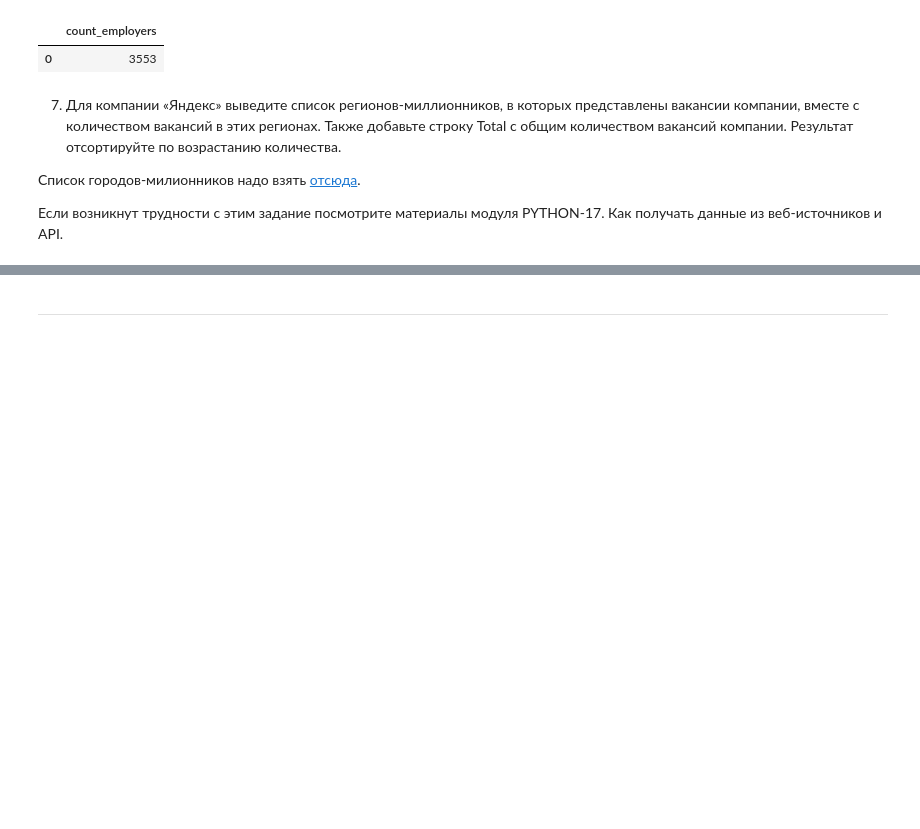
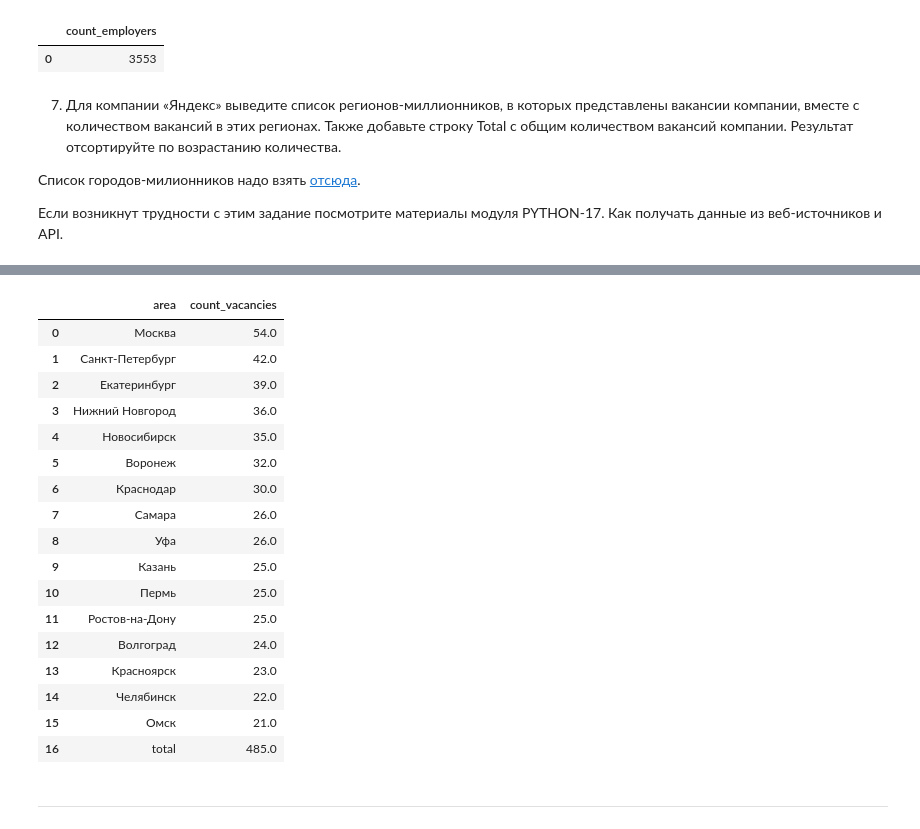
Before and after one commit to vokhmianin-da/Project2_HH_analysis, a Jupyter notebook: Project_2_Notebook.ipynb, the cells around one changed output, grey strips where cells are left out. Drawn from its saved outputs; the diff is of its cells as text; code cells hidden in the pictures; blank space fills up the shorter version.

```diff
--- a/Project_2_Notebook.ipynb
+++ b/Project_2_Notebook.ipynb
@@ -431,7 +479,67 @@ display(employers_of_it)
 # %%
 # текст запроса
+query_5_7=f'''WITH city AS (
+    SELECT
+        ar.name AS area, --регион
+        count(v.name) AS count_vacancies --кол-во вакансий
+    FROM employers AS emp
+    /*
+    присоединяем таблицу вакансий
+    где id вакансии работодателя равен id работодателя
+    */
+    JOIN vacancies AS v ON v.employer_id = emp.id
+    /*
+    присоединяем таблицу регионов
+    где id региона равен id региона вакансии
+    */
+    JOIN areas AS ar ON ar.id = v.area_id
+    WHERE emp.name = 'Яндекс' -- фильтруем по наименованию работодателя
+    GROUP BY ar.name -- группируем по названию региона
+    /*
+    фильтруем по названию региона
+    где регионы это регионы из ранее созданного кортежа
+    */
+    HAVING ar.name in {mil_cities}
+    ORDER BY COUNT(v.name) DESC -- сортируем по количеству вакансий в порядке убывания
+)
+-- основной запрос
+    SELECT
+        city.area, --регион
+        city.count_vacancies --кол-во ваканси
+    -- обращаемся к вспомогательному запросу
+    FROM city
+    UNION ALL
+    /*
+    присоединяем строку total
+    и сумму  количества вакансий в регионах
+    */
+    SELECT
+        'total',
+        SUM(city.count_vacancies)
+    FROM city'''
 # %%
 # результат запроса
+regions_of_yandex = pd.read_sql_query(query_5_7, connection)
+display(regions_of_yandex)
+# %% [output]
+|  | area | count_vacancies |
+| 0 | Москва | 54.0 |
+| 1 | Санкт-Петербург | 42.0 |
+| 2 | Екатеринбург | 39.0 |
+| 3 | Нижний Новгород | 36.0 |
+| 4 | Новосибирск | 35.0 |
+| 5 | Воронеж | 32.0 |
+| 6 | Краснодар | 30.0 |
+| 7 | Самара | 26.0 |
+| 8 | Уфа | 26.0 |
+| 9 | Казань | 25.0 |
+| 10 | Пермь | 25.0 |
+| 11 | Ростов-на-Дону | 25.0 |
+| 12 | Волгоград | 24.0 |
+| 13 | Красноярск | 23.0 |
+| 14 | Челябинск | 22.0 |
+| 15 | Омск | 21.0 |
+| 16 | total | 485.0 |
 # %% [markdown]
 ***
 # %%
```
Also changed, not shown: parts of 2 cells of this notebook.
